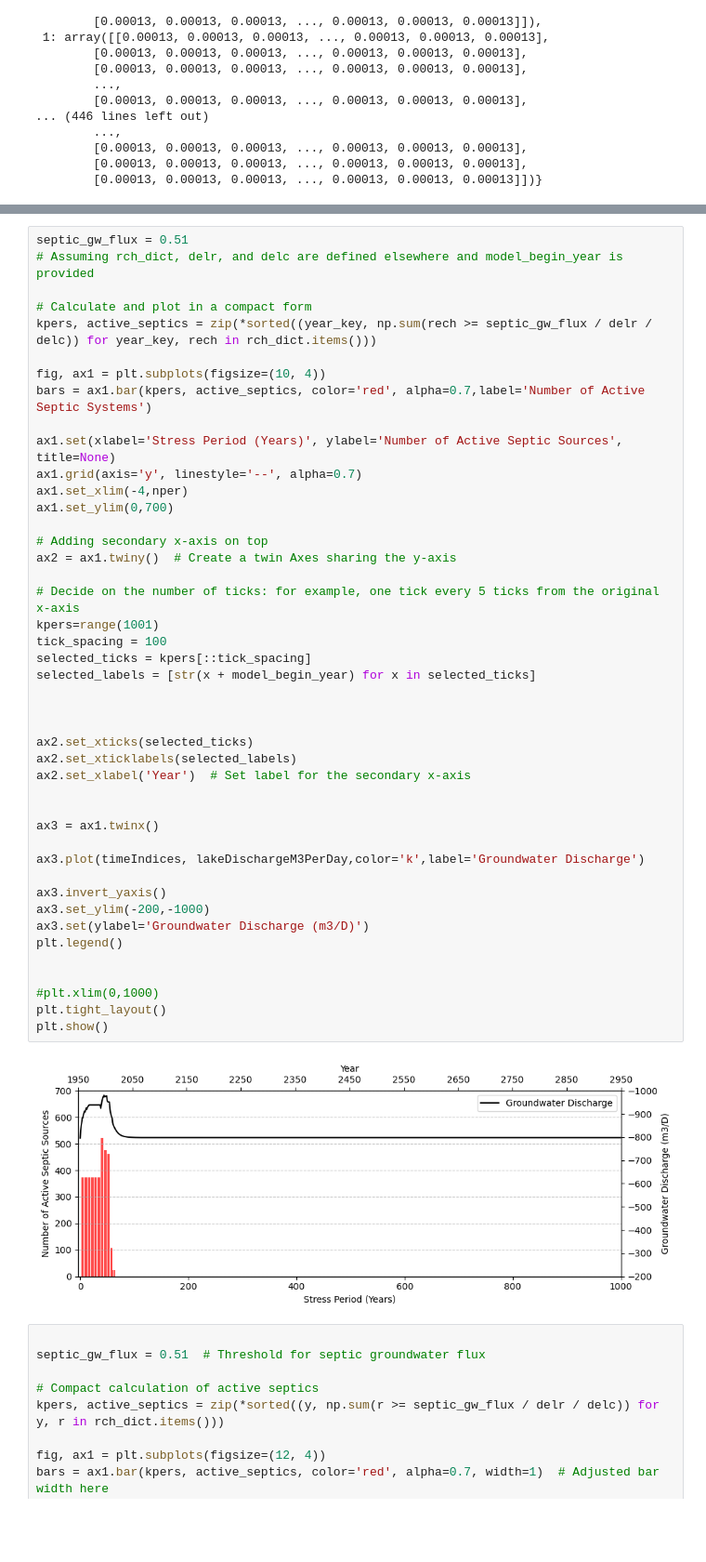
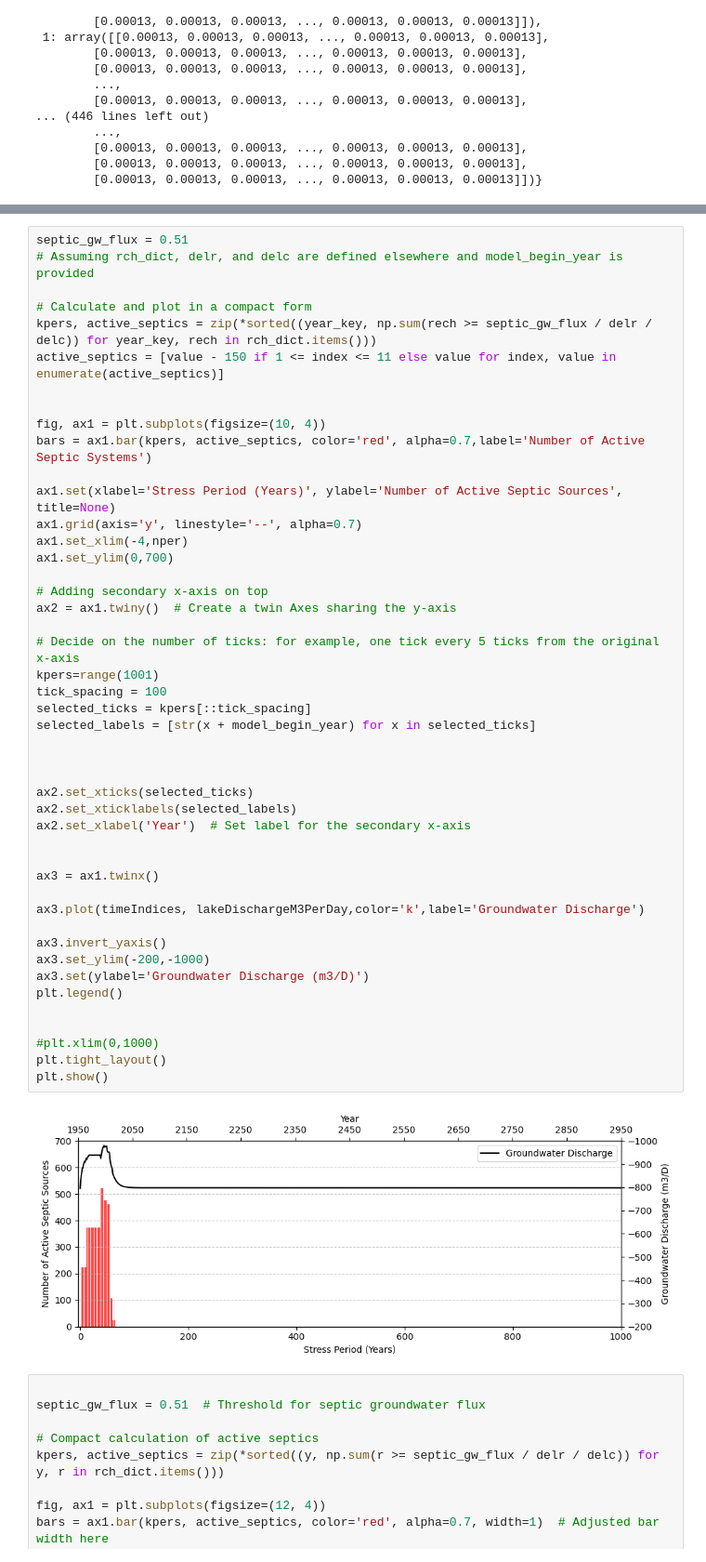
Before and after one commit to Shuyang-Wang/wasaga_model, a Jupyter notebook: wasaga_3d/plot_wasaga_3d.ipynb, the cells around one changed output, grey strips where cells are left out. Shown at 93% size. Saved outputs shown, nothing was run; the diff lists cells and outputs as text; blank space fills up the shorter version.

```diff
--- a/wasaga_3d/plot_wasaga_3d.ipynb
+++ b/wasaga_3d/plot_wasaga_3d.ipynb
@@ -1441,6 +1450,8 @@ septic_gw_flux = 0.51
 
 # Calculate and plot in a compact form
 kpers, active_septics = zip(*sorted((year_key, np.sum(rech >= septic_gw_flux / delr / delc)) for year_key, rech in rch_dict.items()))
+active_septics = [value - 150 if 1 <= index <= 11 else value for index, value in enumerate(active_septics)]
+
 
 fig, ax1 = plt.subplots(figsize=(10, 4))
 bars = ax1.bar(kpers, active_septics, color='red', alpha=0.7,label='Number of Active Septic Systems')
@@ -1453,34 +1464,34 @@ ax1.set_ylim(0,700)
 # Adding secondary x-axis on top
 ax2 = ax1.twiny()  # Create a twin Axes sharing the y-axis
 
 # Decide on the number of ticks: for example, one tick every 5 ticks from the original x-axis
 kpers=range(1001)
 tick_spacing = 100
 selected_ticks = kpers[::tick_spacing]
 selected_labels = [str(x + model_begin_year) for x in selected_ticks]
 
 
 
 ax2.set_xticks(selected_ticks)
 ax2.set_xticklabels(selected_labels)
 ax2.set_xlabel('Year')  # Set label for the secondary x-axis
 
 
 ax3 = ax1.twinx()
 
 ax3.plot(timeIndices, lakeDischargeM3PerDay,color='k',label='Groundwater Discharge')
 
 ax3.invert_yaxis()
 ax3.set_ylim(-200,-1000)
 ax3.set(ylabel='Groundwater Discharge (m3/D)')
 plt.legend()
 
 
 #plt.xlim(0,1000)
 plt.tight_layout()
 plt.show()
 # %% [output]
-[figure, old version]
+[figure, new version]
 # %%
 
 septic_gw_flux = 0.51  # Threshold for septic groundwater flux
```
Also changed, not shown: parts of 4 cells of this notebook, 1 other file.
